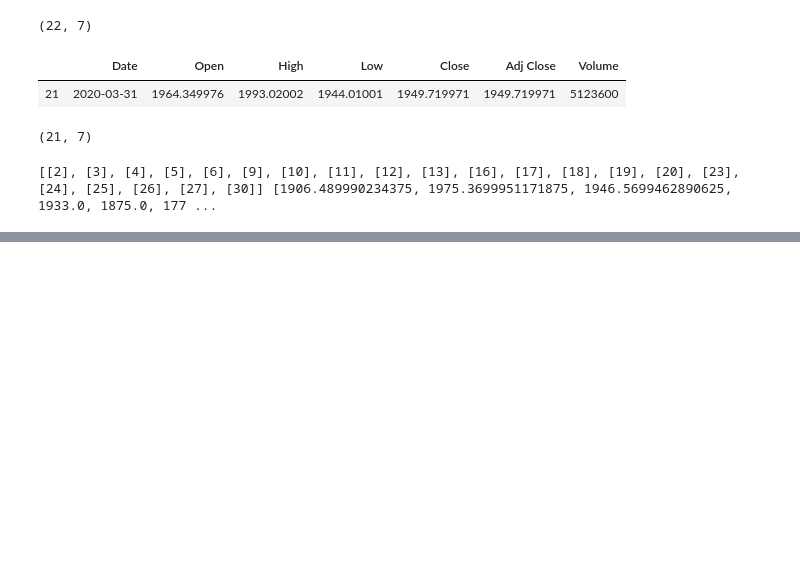
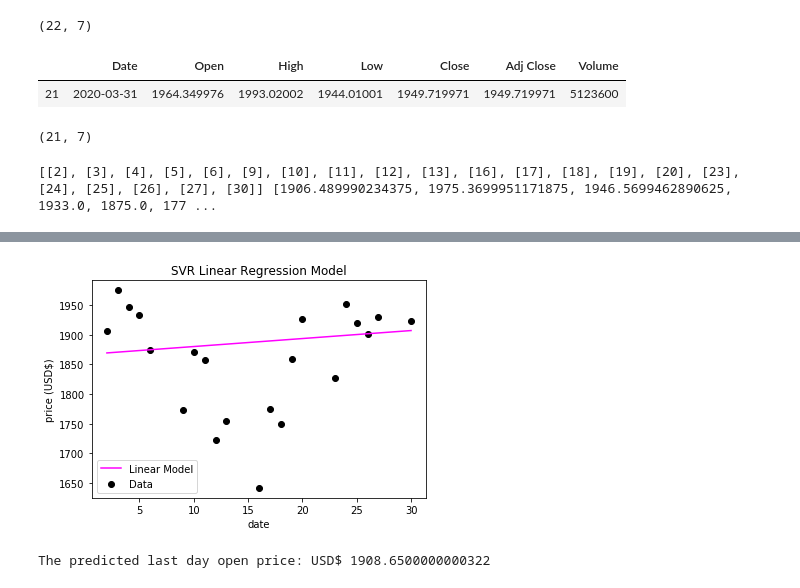
Before and after one commit to Godday-Abuede/project3-challenge, a Jupyter notebook: project3.ipynb, the cells around one changed output, grey strips where cells are left out. Cells and saved outputs as stored; diff of their text form; code cells hidden in the pictures; blank space fills up the shorter version.

```diff
--- a/project3.ipynb
+++ b/project3.ipynb
@@ -113,0 +156,15 @@ print(predicted_price)
+# %%
+def predict_prices(dates,prices, x):
+    svr_lin = SVR(kernel='linear', C=100, gamma='scale')
+
+#Train the models on dates and prices
+    svr_lin.fit(dates,prices)
+    plt.scatter(dates, prices, color = 'black', label = 'Data')
+    plt.plot(dates,svr_lin.predict(dates), color = 'magenta', label = 'Linear Model')
+    plt.title('SVR Linear Regression Model')
+    plt.xlabel('date')
+    plt.ylabel('price (USD$)')
+    plt.legend()
+    plt.savefig("Images/Linear-model.png")
+    plt.show()
+    return svr_lin.predict(x)[0]
@@ -113,0 +178,6 @@ print(predicted_price)
+# %%
+predicted_price = predict_prices(dates, prices,[[31]])
+print("The predicted last day open price: USD$",predicted_price)
+# %% [output]
+[figure, added]
+The predicted last day open price: USD$ 1908.6500000000322
```
Also changed, not shown: parts of 12 cells of this notebook, 14 other files.
